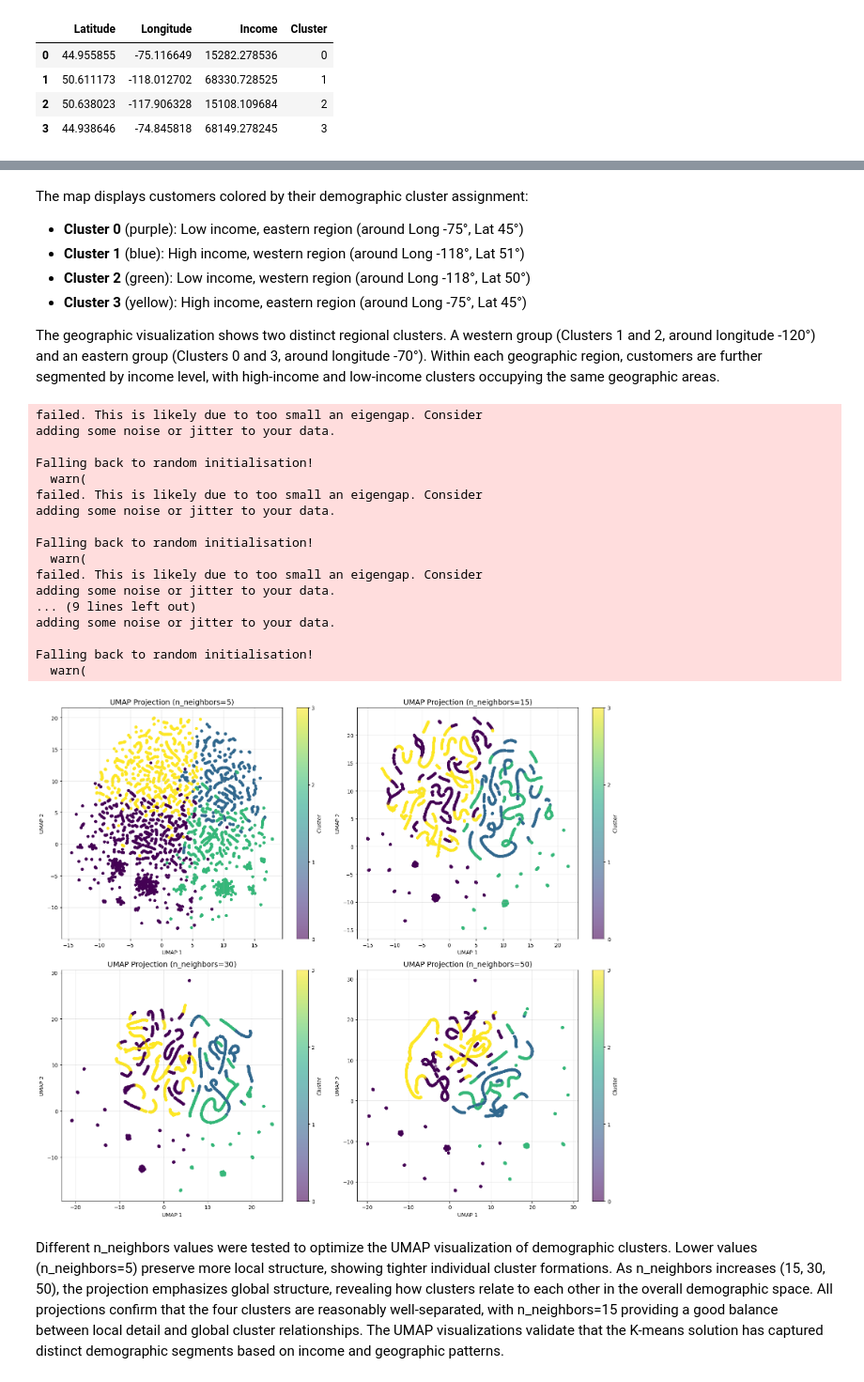
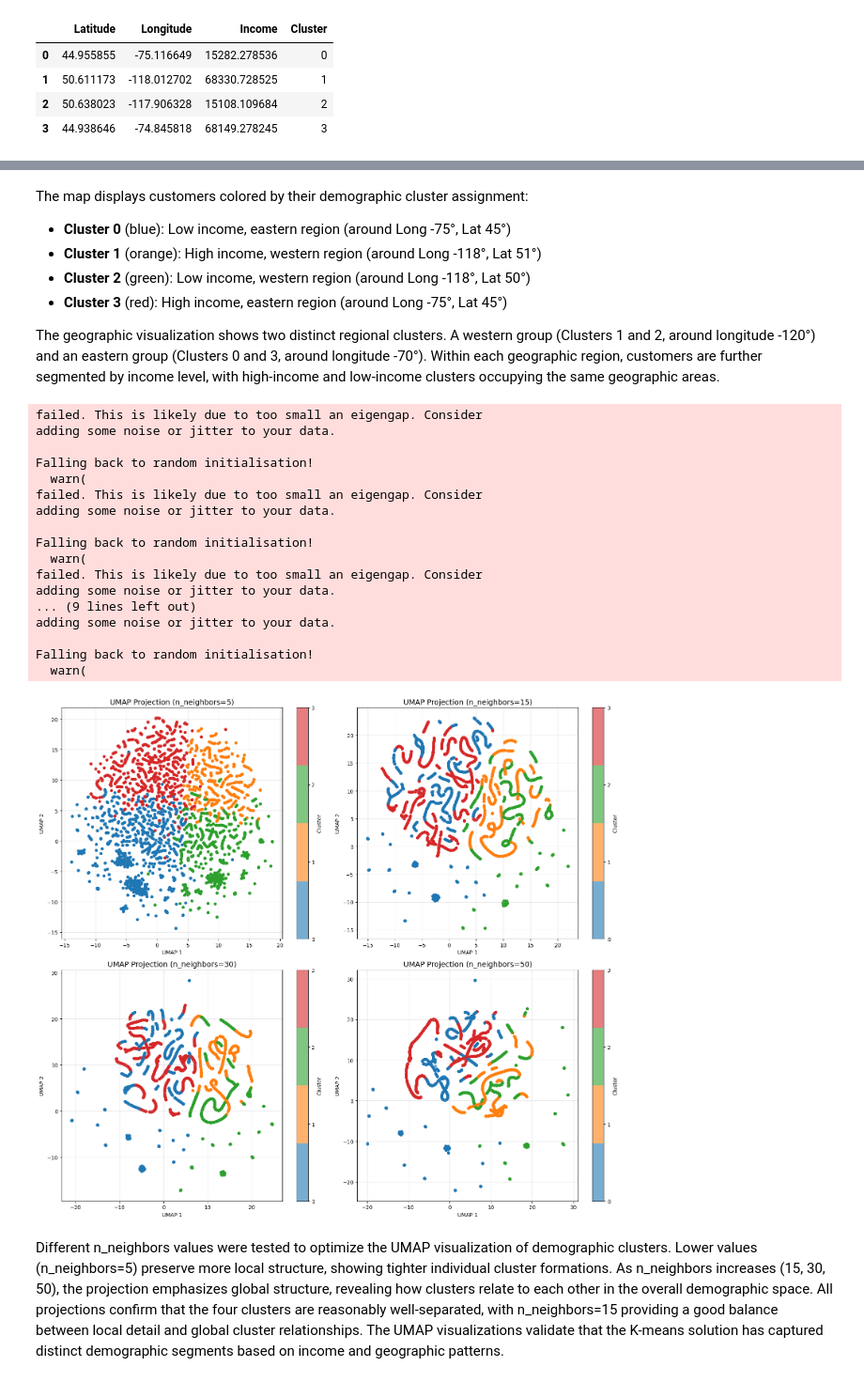
Before and after one commit to luisbdavila/Airline_Customer_Segmentation_DataMining_Project_Python, a Jupyter notebook: Final_delivery/Code/demographic.ipynb, the cells around one changed output, grey strips where cells are left out. Shown at 94% size. Cells and saved outputs as stored; diff of their text form; code cells hidden in the pictures.

Commit message:
Demographic clustering analysis

```diff
--- a/Final_delivery/Code/demographic.ipynb
+++ b/Final_delivery/Code/demographic.ipynb
@@ -49,7 +50,8 @@ df_demo = df_AIAI_Master[[
     'Longitude',
     'Income',
     'Gender',
-    'Marital Status'
+    'Marital Status',
+    'Education'
 ]].copy()
 # %%
 num_vars = ['Income', 'Latitude', 'Longitude']
@@ -237,3 +243,16 @@ The four demographic clusters reveal distinct segments based primarily on **inco
 - **Clusters 1 and 3**: High-income segments (about $68,000 annual income) also distributed across eastern and western regions
 
 Gender distribution is relatively balanced across all clusters (49-52% female). However, marital status shows variation: high-income clusters have notably higher marriage rates (~68%) compared to low-income clusters (~51%), suggesting household composition correlates with income levels. Geographic location creates regional variants within income tiers, indicating both income and geography drive the segmentation.
+# %%
+# Assign descriptive names to K-Means clusters
+cluster_names = {
+    0: 'Low-Income East',
+    1: 'High-Income West',
+    2: 'Low-Income West',
+    3: 'High-Income East'
+}
+
+df_demo_ceiled['Cluster_Name'] = df_demo_ceiled['Cluster'].map(cluster_names)
+
+print("Cluster Names and Sizes:")
+print(df_demo_ceiled['Cluster_Name'].value_counts())
@@ -240,3 +267,5 @@ Gender distribution is relatively balanced across all clusters (49-52% female).
+# %%
+cluster_cmap = ListedColormap(['#1f77b4', '#ff7f0e', '#2ca02c', '#d62728'])
 # %%
 # Geographic visualization of clusters
 plt.figure(figsize=(10, 8))
@@ -244,11 +273,14 @@ scatter = plt.scatter(
     df_demo_ceiled['Longitude'],
     df_demo_ceiled['Latitude'],
     c=df_demo_ceiled['Cluster'],
-    cmap='viridis',
-    alpha=0.6,
-    s=50
+    cmap=cluster_cmap,
+    alpha=0.7,
+    s=40
 )
-plt.colorbar(scatter, label='Cluster', ticks=[0, 1, 2, 3])
+
+cbar = plt.colorbar(scatter, ticks=[0, 1, 2, 3])
+cbar.set_label('Cluster')
+
 plt.xlabel('Longitude')
 plt.ylabel('Latitude')
 plt.title('Geographic Distribution of Demographic Clusters (K-Means)')
@@ -259,10 +291,10 @@ plt.show()
 # %% [markdown]
 The map displays customers colored by their demographic cluster assignment:
 
-- **Cluster 0** (purple): Low income, eastern region (around Long -75°, Lat 45°)
-- **Cluster 1** (blue): High income, western region (around Long -118°, Lat 51°)
+- **Cluster 0** (blue): Low income, eastern region (around Long -75°, Lat 45°)
+- **Cluster 1** (orange): High income, western region (around Long -118°, Lat 51°)
 - **Cluster 2** (green): Low income, western region (around Long -118°, Lat 50°)
-- **Cluster 3** (yellow): High income, eastern region (around Long -75°, Lat 45°)
+- **Cluster 3** (red): High income, eastern region (around Long -75°, Lat 45°)
 
 The geographic visualization shows two distinct regional clusters. A western group (Clusters 1 and 2, around longitude -120°) and an eastern group (Clusters 0 and 3, around longitude -70°). Within each geographic region, customers are further segmented by income level, with high-income and low-income clusters occupying the same geographic areas.
 # %%
@@ -282,37 +314,37 @@ for idx, n_neighbors in enumerate(n_neighbors_values):
         embedding[:, 0],
         embedding[:, 1],
         c=df_demo_ceiled['Cluster'],
-        cmap='viridis',
+        cmap=cluster_cmap,
         alpha=0.6,
         s=20
     )
     ax.set_title(f'UMAP Projection (n_neighbors={n_neighbors})', fontsize=14)
     ax.set_xlabel('UMAP 1')
     ax.set_ylabel('UMAP 2')
     ax.grid(True, alpha=0.3)
     fig.colorbar(scatter, ax=ax, label='Cluster', ticks=[0, 1, 2, 3])
 
 plt.tight_layout()
 plt.show()
 # %% [output]
 failed. This is likely due to too small an eigengap. Consider
 adding some noise or jitter to your data.
 
 Falling back to random initialisation!
   warn(
 failed. This is likely due to too small an eigengap. Consider
 adding some noise or jitter to your data.
 
 Falling back to random initialisation!
   warn(
 failed. This is likely due to too small an eigengap. Consider
 adding some noise or jitter to your data.
 ... (9 lines left out)
 adding some noise or jitter to your data.
 
 Falling back to random initialisation!
   warn(
-[figure, old version]
+[figure, new version]
 # %% [markdown]
 Different n_neighbors values were tested to optimize the UMAP visualization of demographic clusters. Lower values (n_neighbors=5) preserve more local structure, showing tighter individual cluster formations. As n_neighbors increases (15, 30, 50), the projection emphasizes global structure, revealing how clusters relate to each other in the overall demographic space. All projections confirm that the four clusters are reasonably well-separated, with n_neighbors=15 providing a good balance between local detail and global cluster relationships. The UMAP visualizations validate that the K-means solution has captured distinct demographic segments based on income and geographic patterns.
 # %%
```
Also changed, not shown: parts of 25 cells of this notebook, 1 other file.
